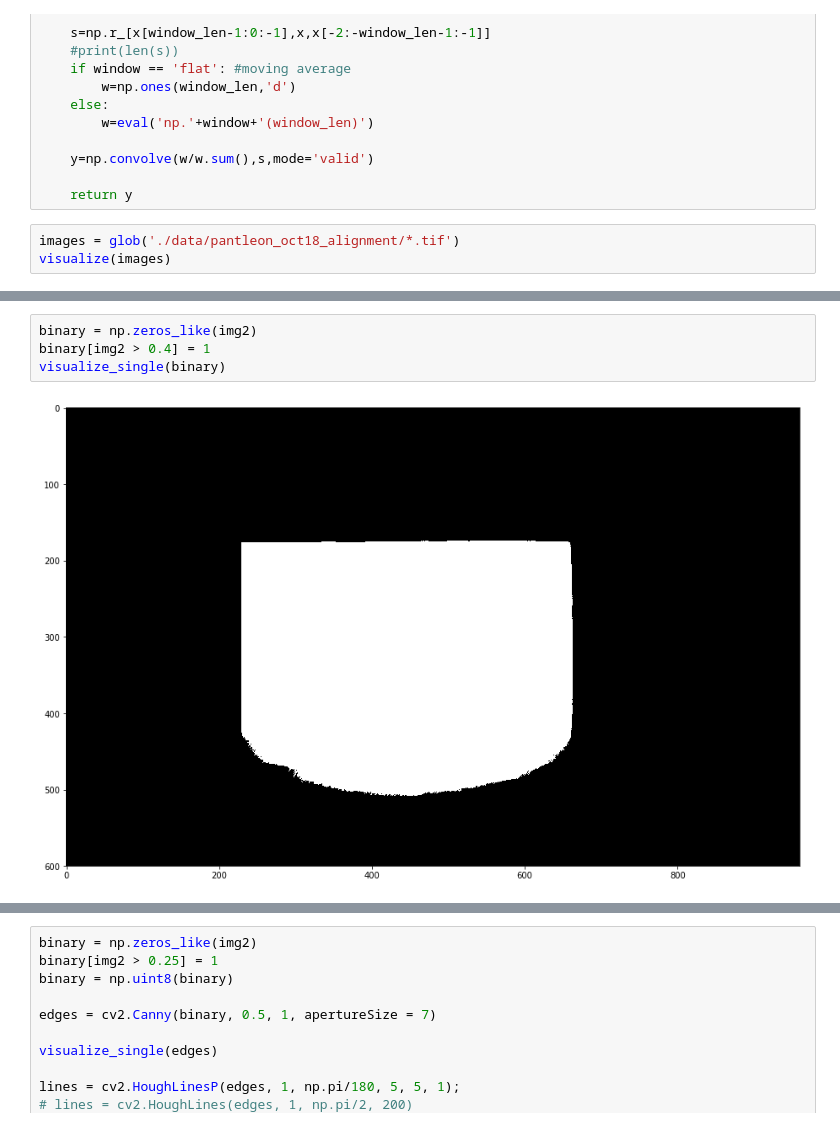
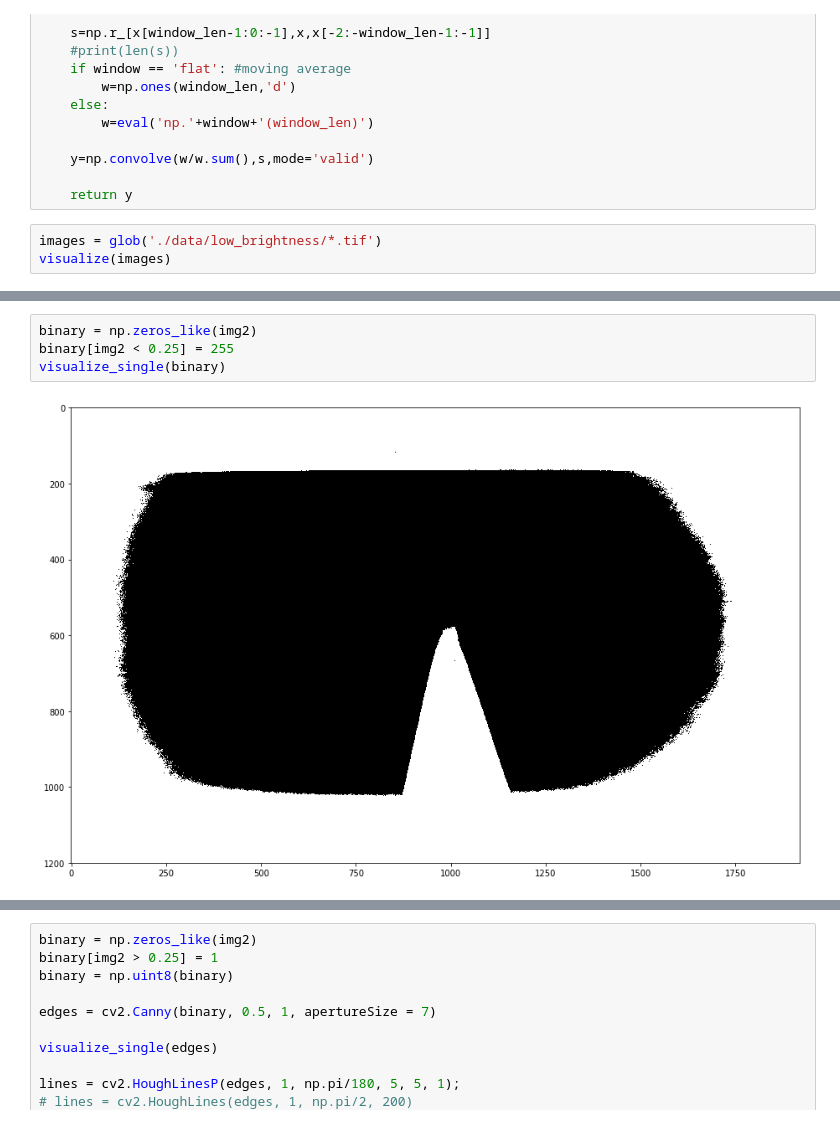
Before and after one commit to AdvancedPhotonSource/auto_sample_alignment, a Jupyter notebook: alignment-Normalization.ipynb, the cells around one changed output, grey strips where cells are left out. Cells and saved outputs as stored; diff of their text form.

```diff
--- a/alignment-Normalization.ipynb
+++ b/alignment-Normalization.ipynb
@@ -87,6 +90,6 @@ def smooth(x, window_len=11, window='hanning'):
 
     return y
 # %%
-images = glob('./data/pantleon_oct18_alignment/*.tif')
+images = glob('./data/low_brightness/*.tif')
 visualize(images)
 # %% [output]
@@ -152,6 +182,6 @@ np.percentile(hist, 75)
 # %%
 binary = np.zeros_like(img2)
-binary[img2 > 0.4] = 1
+binary[img2 < 0.25] = 255
 visualize_single(binary)
 # %% [output]
-[figure, old version]
+[figure, new version]
```
Also changed, not shown: parts of 15 cells of this notebook, 9 other files.
